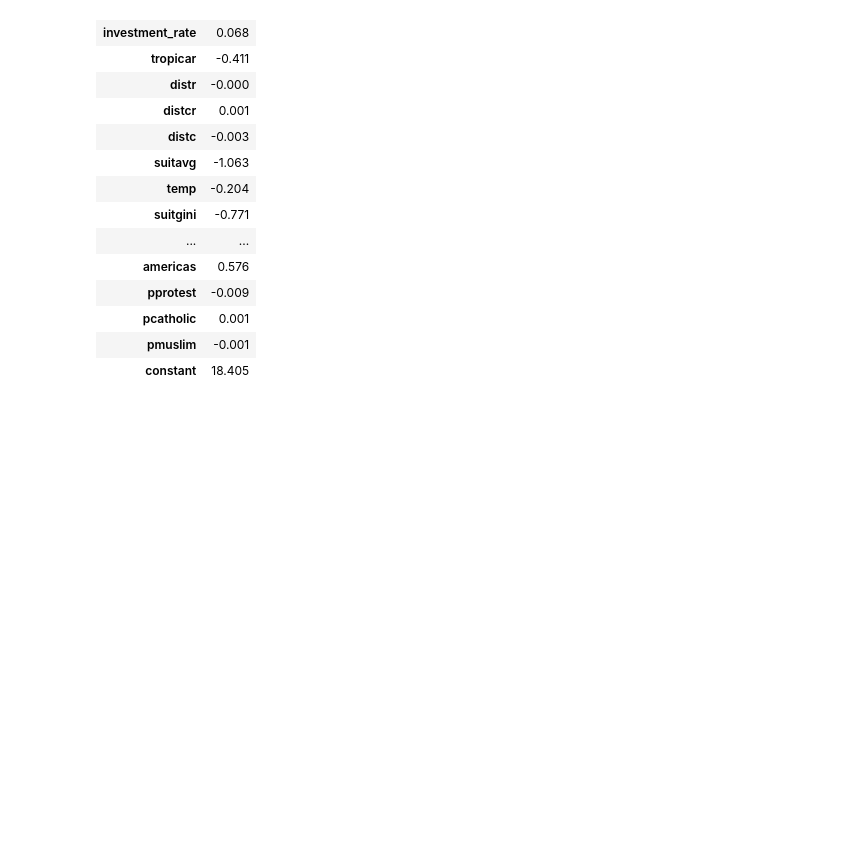
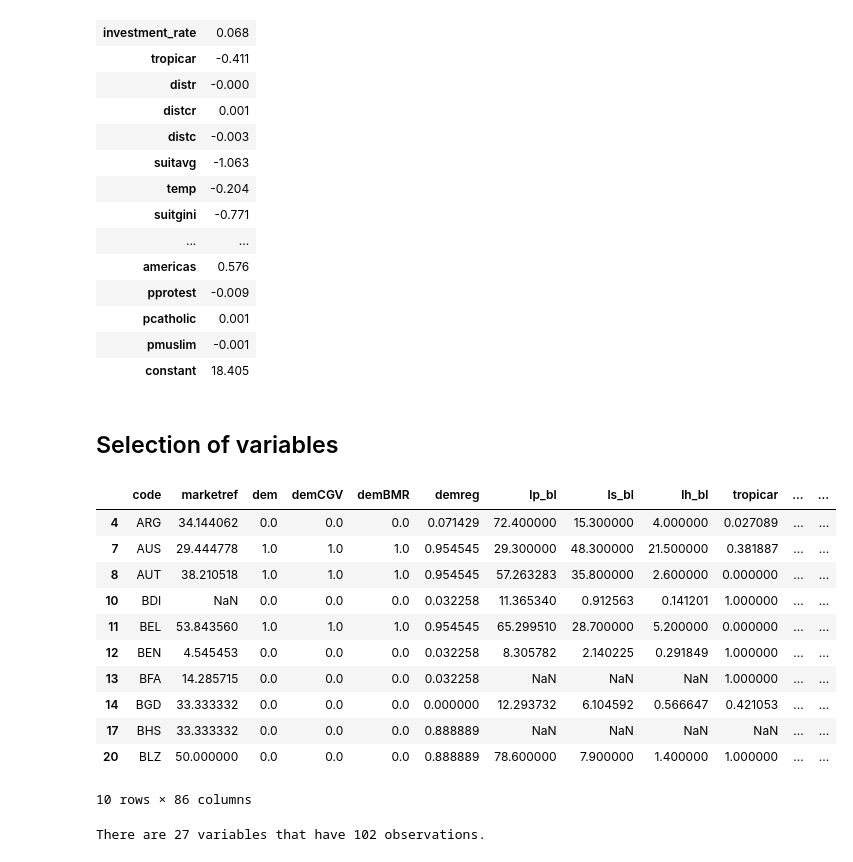
Before and after one commit to gqh814/AME_projects, a Jupyter notebook: project2/getting_started.ipynb, the cells around one changed output. Drawn from its saved outputs; the diff is of its cells as text; code cells hidden in the pictures; blank space fills up the shorter version.

Commit message:
wups skulle have gjort i går

```diff
--- a/project2/getting_started.ipynb
+++ b/project2/getting_started.ipynb
@@ -121,3 +123,48 @@ Mean y =  1.52% growth per year
 | pcatholic | 0.001 |
 | pmuslim | -0.001 |
 | constant | 18.405 |
+# %% [markdown]
+## Selection of variables
+# %%
+# remove rows with missing values of lgdp_initial and gdp_growth
+df = dat.loc[(dat['lgdp_initial'].notna())&(dat['gdp_growth'].notna())]
+
+# if no democracy data, set to 0
+df.loc[df[['dem','demCGV','demBMR']].isna().any(axis=1), ['dem','demCGV','demBMR']] = 0
+
+df.head(10)
+# %% [output]
+|  | code | marketref | dem | demCGV | demBMR | demreg | lp_bl | ls_bl | lh_bl | tropicar | ... | ... |
+| 4 | ARG | 34.144062 | 0.0 | 0.0 | 0.0 | 0.071429 | 72.400000 | 15.300000 | 4.000000 | 0.027089 | ... | ... |
+| 7 | AUS | 29.444778 | 1.0 | 1.0 | 1.0 | 0.954545 | 29.300000 | 48.300000 | 21.500000 | 0.381887 | ... | ... |
+| 8 | AUT | 38.210518 | 1.0 | 1.0 | 1.0 | 0.954545 | 57.263283 | 35.800000 | 2.600000 | 0.000000 | ... | ... |
+| 10 | BDI | NaN | 0.0 | 0.0 | 0.0 | 0.032258 | 11.365340 | 0.912563 | 0.141201 | 1.000000 | ... | ... |
+| 11 | BEL | 53.843560 | 1.0 | 1.0 | 1.0 | 0.954545 | 65.299510 | 28.700000 | 5.200000 | 0.000000 | ... | ... |
+| 12 | BEN | 4.545453 | 0.0 | 0.0 | 0.0 | 0.032258 | 8.305782 | 2.140225 | 0.291849 | 1.000000 | ... | ... |
+| 13 | BFA | 14.285715 | 0.0 | 0.0 | 0.0 | 0.032258 | NaN | NaN | NaN | 1.000000 | ... | ... |
+| 14 | BGD | 33.333332 | 0.0 | 0.0 | 0.0 | 0.000000 | 12.293732 | 6.104592 | 0.566647 | 0.421053 | ... | ... |
+| 17 | BHS | 33.333332 | 0.0 | 0.0 | 0.0 | 0.888889 | NaN | NaN | NaN | NaN | ... | ... |
+| 20 | BLZ | 50.000000 | 0.0 | 0.0 | 0.0 | 0.888889 | 78.600000 | 7.900000 | 1.400000 | 1.000000 | ... | ... |
+10 rows × 86 columns
+# %%
+# get the maximum number of data
+max_of_obs = df.shape[0]
+
+#
+var_has_no_obs = {}
+for var in [col for col in df.columns if col not in ['code','lgdp_initial','gdp_growth']]:
+    no_of_obs = df[var].notna().sum()
+    var_has_no_obs[var] = no_of_obs
+
+# sort the dictionary by the number of observations
+sorted_var_has_no_obs = dict(sorted(var_has_no_obs.items(), key=lambda item: item[1], reverse=True))
+
+# count how many variables have max_of_obs observations
+count = 0
+for key, value in sorted_var_has_no_obs.items():
+    if value == max_of_obs:
+        count += 1
+
+print(f'There are {count} variables that have {max_of_obs} observations.')
+# %% [output]
+There are 27 variables that have 102 observations.
```
Also changed, not shown: parts of 6 cells of this notebook.
